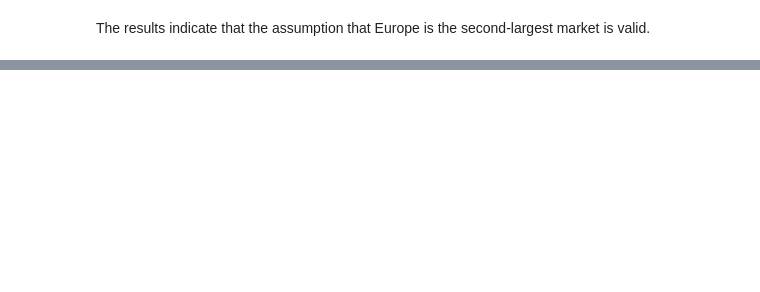
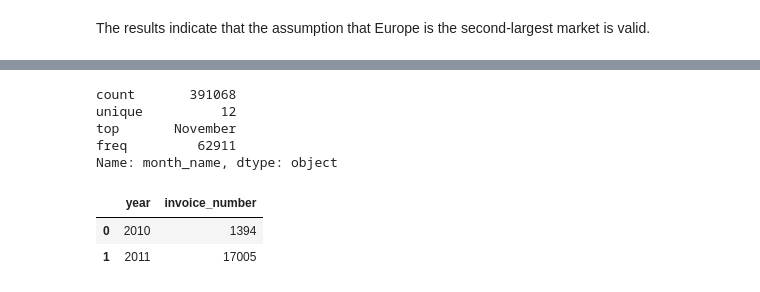
Before and after one commit to RV01011001/project_1-customer-segmentation, a Jupyter notebook: notebooks/03_exploratory_data_analysis.ipynb, the cells around one changed output, grey strips where cells are left out. Saved outputs shown, nothing was run; the diff lists cells and outputs as text; code cells hidden in the pictures; blank space fills up the shorter version.

```diff
--- a/notebooks/03_exploratory_data_analysis.ipynb
+++ b/notebooks/03_exploratory_data_analysis.ipynb
@@ -872,0 +891,20 @@ The results indicate that the assumption that Europe is the second-largest marke
+# %%
+df_time['month_name'].describe(include = 'object').T
+# %% [output]
+count       391068
+unique          12
+top       November
+freq         62911
+Name: month_name, dtype: object
+# %%
+year_distribution = (
+    df_time.groupby(['year'])['invoice_number']
+    .nunique()
+    .reset_index()
+    .sort_values('year')
+)
+year_distribution
+# %% [output]
+|  | year | invoice_number |
+| 0 | 2010 | 1394 |
+| 1 | 2011 | 17005 |
```
Also changed, not shown: parts of 14 cells of this notebook.
